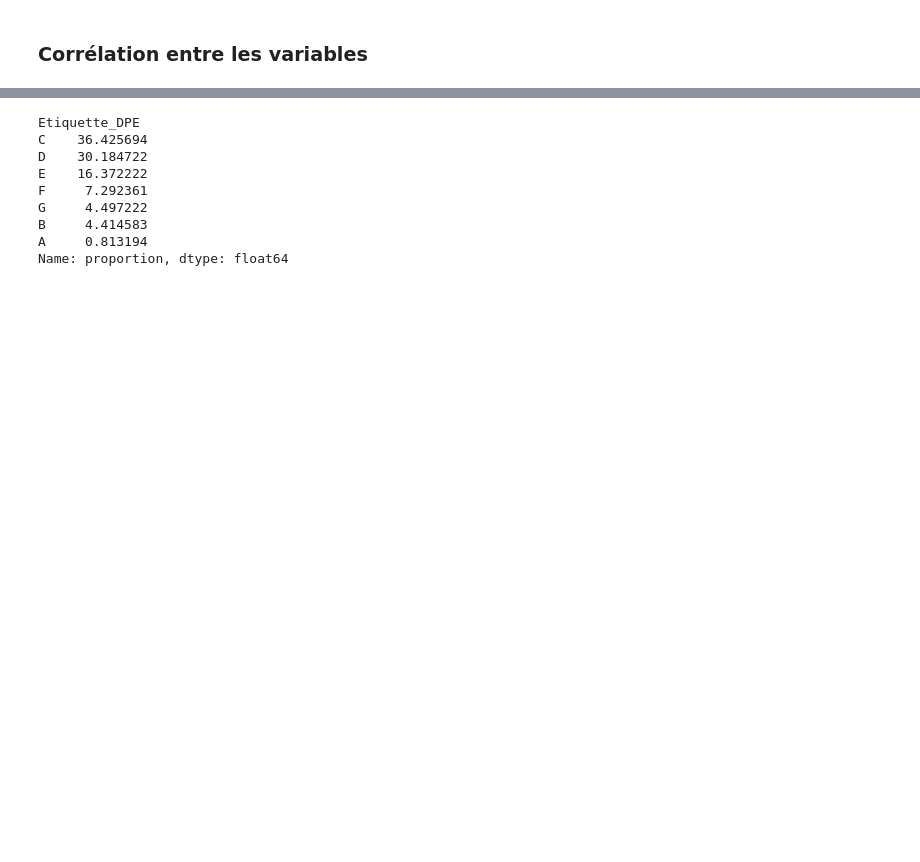
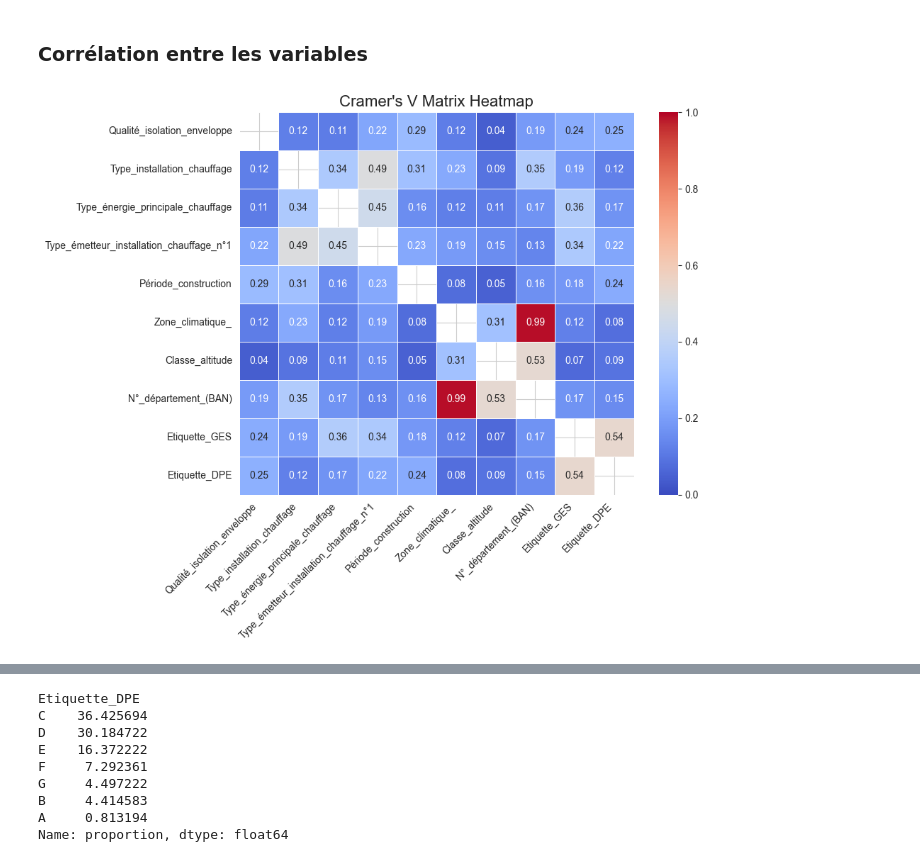
Before and after one commit to Thoprr/MLwithMargaux, a Jupyter notebook: notebook.ipynb, the cells around one changed output, grey strips where cells are left out. Cells and saved outputs as stored; diff of their text form; code cells hidden in the pictures; blank space fills up the shorter version.

```diff
--- a/notebook.ipynb
+++ b/notebook.ipynb
@@ -49,7 +49,7 @@ import matplotlib.pyplot as plt
 from sklearn.model_selection import train_test_split
 from sklearn.ensemble import RandomForestClassifier
 # %%
-df = pd.read_csv("C:/Users/marga/Documents/Devoir/SIAD_M2/ML/data/data_dpe.csv")
+df = pd.read_csv("data/data_dpe.csv")
 # %%
 variables_importantes = [
     # Consommations
@@ -136,3 +344,90 @@ dtype: float64
 # %% [markdown]
 ### Corrélation entre les variables <a class="anchor" id="traitement"></a>
+# %%
+import pandas as pd
+import numpy as np
+import seaborn as sns
+import matplotlib.pyplot as plt
+from scipy.stats import chi2_contingency
+
+# ---------------------------
+# 1. Définition des fonctions
+# ---------------------------
+def cramers_v(x, y):
+    """
+    Calcule le V de Cramer pour deux variables catégorielles.
+    """
+    crosstab = pd.crosstab(x, y)
+    chi2_stat = chi2_contingency(crosstab)[0]
+    n = crosstab.sum().sum()
+    # Nombre de lignes ou colonnes - 1
+    k = min(crosstab.shape) - 1
+
+    # Éviter les divisions par zéro si k = 0
+    if k == 0:
+        return np.nan
+
+    return np.sqrt(chi2_stat / (n * k))
+
+def cramer_v_matrix(df):
+    """
+    Crée une matrice de V de Cramer pour toutes les colonnes catégorielles
+    d'un DataFrame.
+    """
+    # On ne considère que les colonnes de type object ou category
+    categorical_cols = df.select_dtypes(include=['object', 'category']).columns
+    v_matrix = pd.DataFrame(index=categorical_cols, columns=categorical_cols)
+
+    for col1 in categorical_cols:
+        for col2 in categorical_cols:
+            if col1 == col2:
+                v_matrix.loc[col1, col2] = np.nan  # On peut mettre 1 ou NaN
+            else:
+                v_matrix.loc[col1, col2] = cramers_v(df[col1], df[col2])
+
+    return v_matrix.astype(float)
+
+# -------------------------------------------
+# 3. Extraction des variables & conversion
+# -------------------------------------------
+
+# Si nécessaire, convertir certaines colonnes qui sont numériques vers des catégories.
+# Par exemple, si 'Période_construction' est déjà textuelle/catégorielle, c'est bon.
+# Sinon, vous pouvez binariser ou catégoriser les colonnes numériques :
+# df_subset['Année_construction'] = pd.cut(df_subset['Année_construction'], bins=[...], labels=[...])
+# df_subset['Ubat_W/m²_K'] = pd.cut(df_subset['Ubat_W/m²_K'], bins=[...], labels=[...])
+# etc.
+
+# Attention : Cramer's V est conçu pour des variables catégorielles.
+# Tout ce qui est vraiment continu n'a pas beaucoup de sens en V de Cramer
+# à moins de l'avoir regroupé en classes (binning).
+
+# --------------------------------------------------
+# 4. Calcul et affichage de la matrice de Cramer's V
+# --------------------------------------------------
+# Ne sélectionner que les variables désormais catégorielles (object/category)
+df_cat = df_filtered.select_dtypes(include=['object', 'category']).copy()
+
+# Selon votre dataset, il est souvent judicieux de gérer les NaN
+# par exemple : df_cat = df_cat.fillna('Inconnu')
+
+v_matrix = cramer_v_matrix(df_cat)
+
+# -------------------------------
+# 5. Tracé de la heatmap
+# -------------------------------
+plt.figure(figsize=(10, 8))
+sns.heatmap(v_matrix,
+            annot=True,          # Affiche la valeur au centre de chaque case
+            cmap='coolwarm',
+            vmin=0, vmax=1,
+            linewidths=0.5,
+            fmt='.2f')           # Format d'affichage des nombres
+plt.title("Cramer's V Matrix Heatmap", fontsize=16)
+plt.xticks(rotation=45, ha='right')  # Pour éviter le chevauchement des labels
+plt.yticks(rotation=0)
+plt.tight_layout()
+plt.show()
+# %% [output]
+[figure, added]
 # %% [markdown]
```
Also changed, not shown: parts of 3 cells of this notebook.
